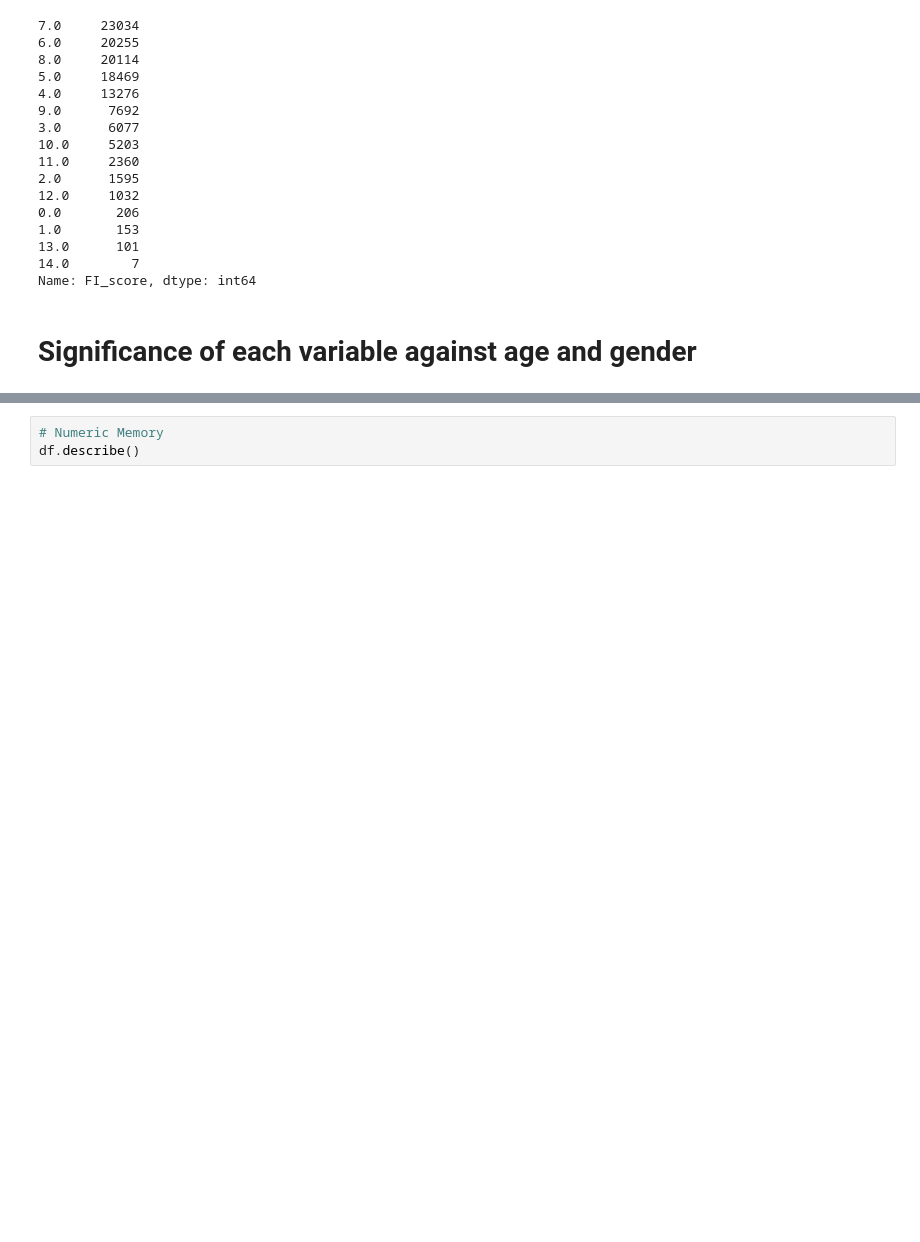
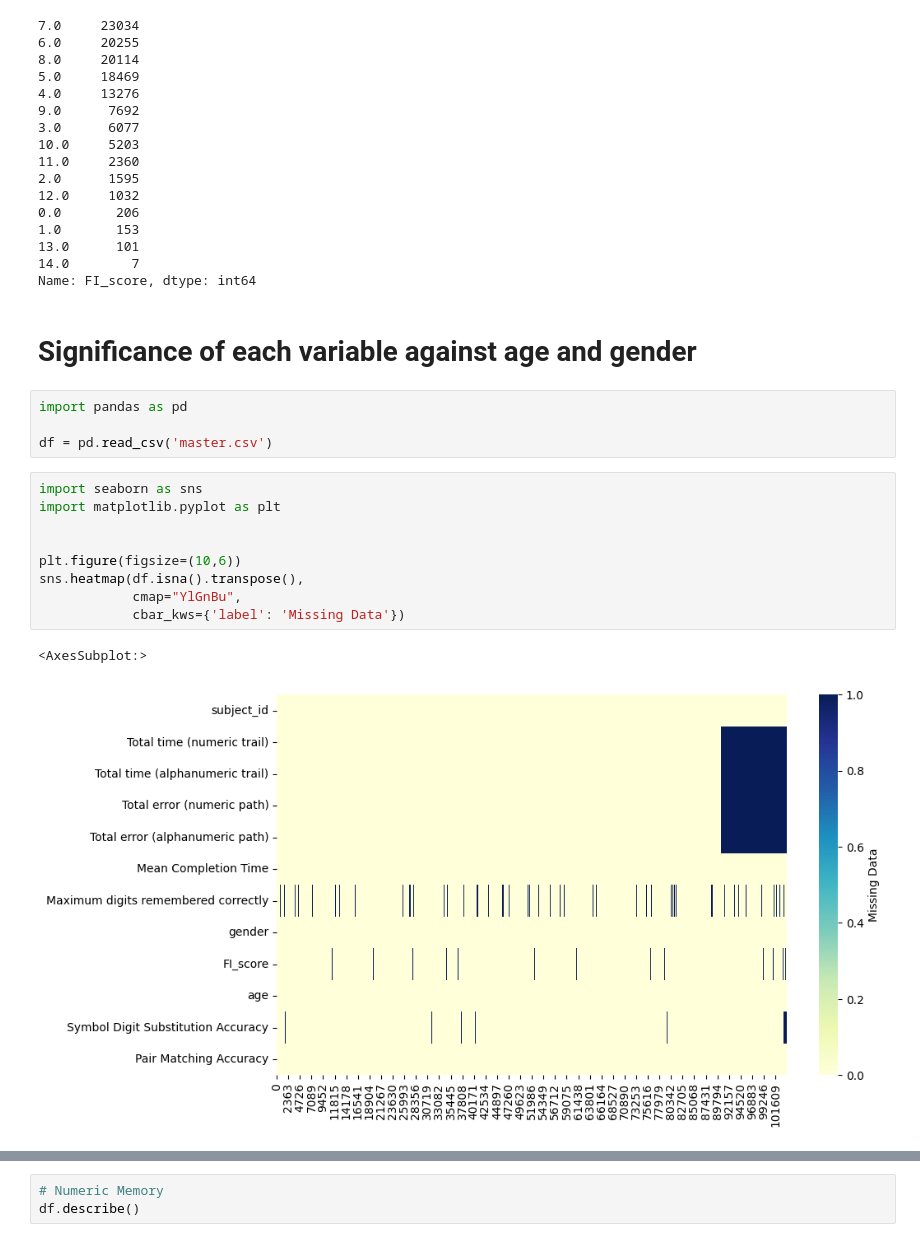
Before and after one commit to kaicong12/age-prediction, a Jupyter notebook: master.ipynb, the cells around one changed output, grey strips where cells are left out. Cells and saved outputs as stored; diff of their text form; blank space fills up the shorter version.

Commit message:
master csv draft

```diff
--- a/master.ipynb
+++ b/master.ipynb
@@ -181,6 +181,22 @@ renamed_df['FI_score'].value_counts()
 Name: FI_score, dtype: int64
 # %% [markdown]
 # Significance of each variable against age and gender
+# %%
+import pandas as pd
+
+df = pd.read_csv('master.csv')
+# %%
+import seaborn as sns
+import matplotlib.pyplot as plt
+
+
+plt.figure(figsize=(10,6))
+sns.heatmap(df.isna().transpose(),
+            cmap="YlGnBu",
+            cbar_kws={'label': 'Missing Data'})
+# %% [output]
+<AxesSubplot:>
+[figure, added]
 # %%
 # check distribution of age and gender in original dataframe
 
```
Also changed, not shown: parts of 3 cells of this notebook, 12 other files.
